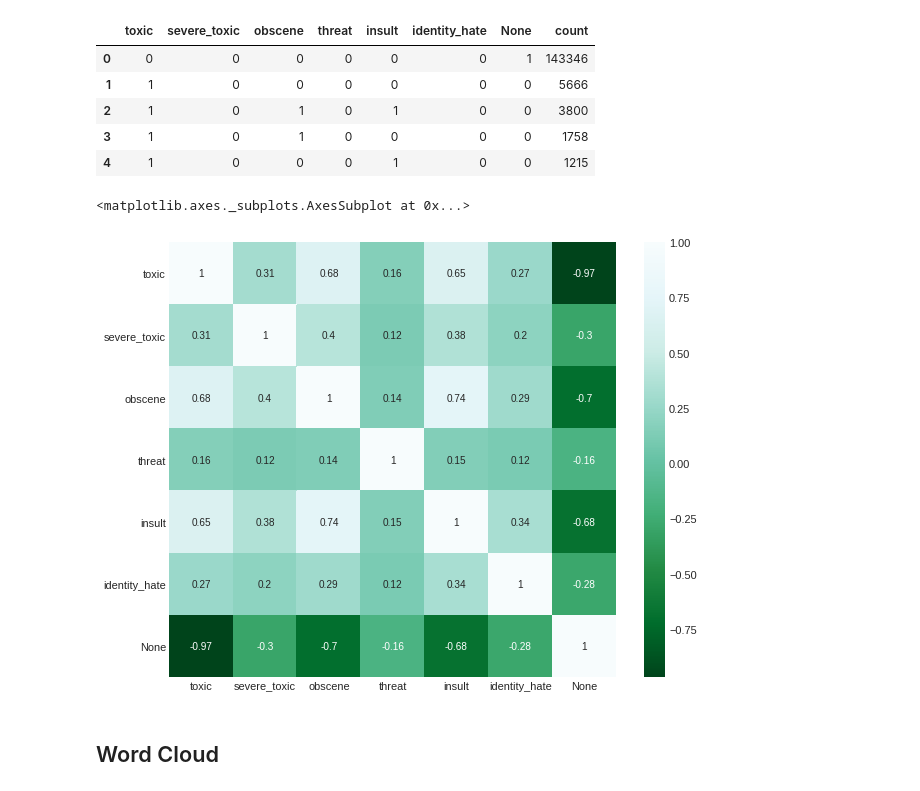
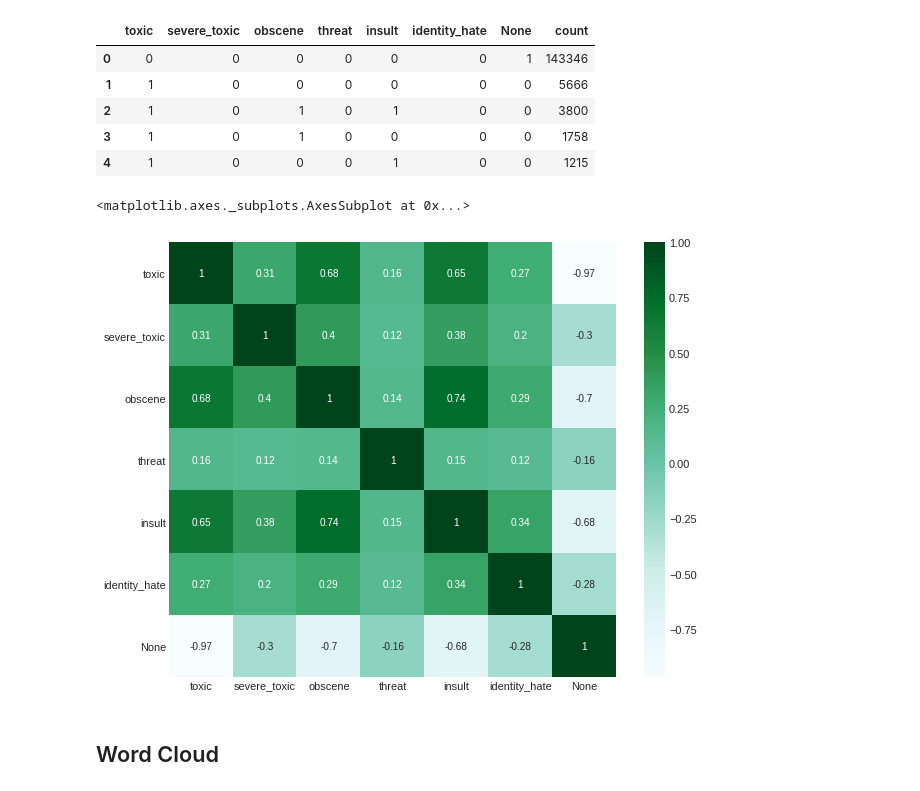
Before and after one commit to greenteaAde/Intel_image_classification, a Jupyter notebook: EDA.ipynb, the cells around one changed output. Saved outputs shown, nothing was run; the diff lists cells and outputs as text; code cells hidden in the pictures.

```diff
--- a/EDA.ipynb
+++ b/EDA.ipynb
@@ -128,10 +114,10 @@ train_groupby.head()
 # %%
 corrmat = train[train_classes].corr()
 plt.figure(figsize=(10, 8))
-sns.heatmap(corrmat, annot=True, cmap="BuGn_r")
+sns.heatmap(corrmat, annot=True, cmap="BuGn")
 # %% [output]
 <matplotlib.axes._subplots.AxesSubplot at 0x...>
-[figure, old version]
+[figure, new version]
 # %% [markdown]
 ## Word Cloud
 # %%
```
Also changed, not shown: parts of 2 cells of this notebook.
